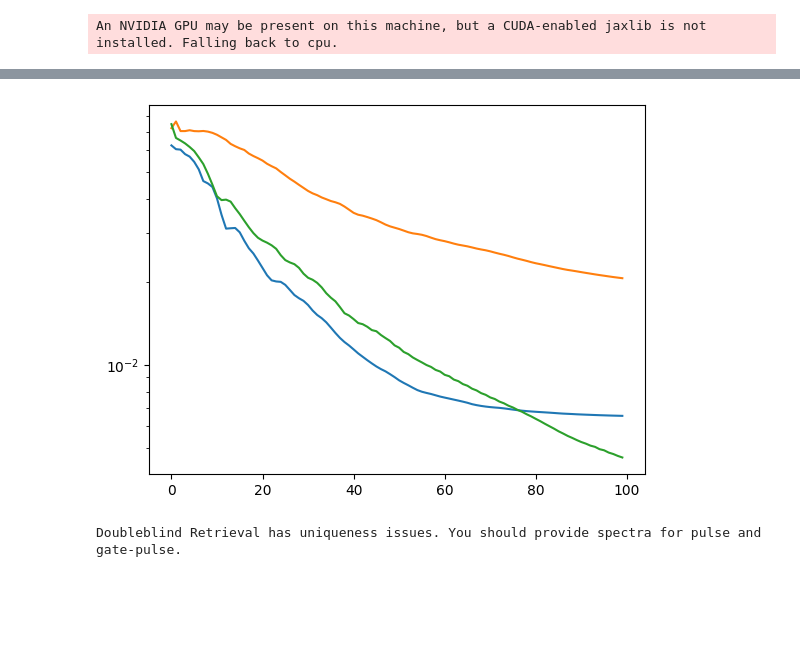
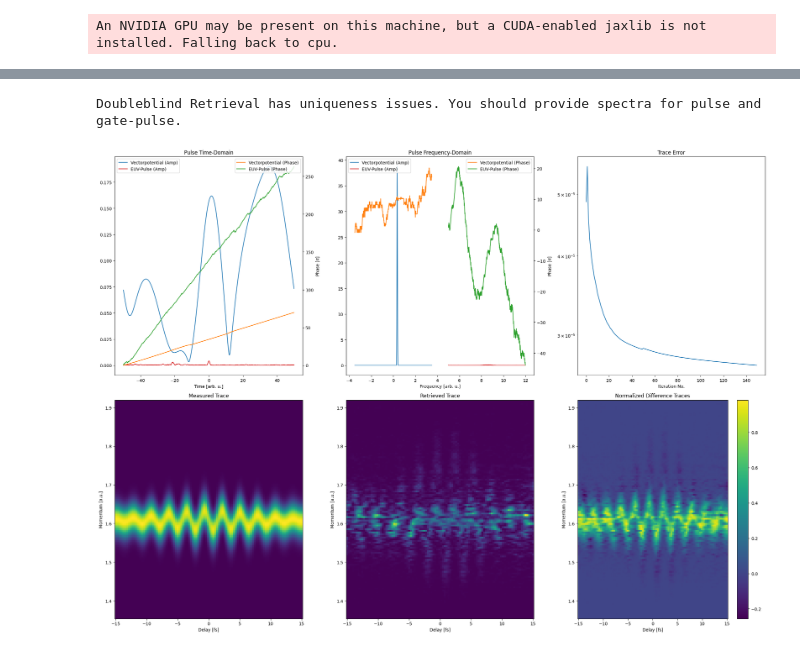
Before and after one commit to matillda123/Pulse-Retrieval-with-JAX, a Jupyter notebook: _usage_example.ipynb, the cells around one changed output, grey strips where cells are left out. Saved outputs shown, nothing was run; the diff lists cells and outputs as text; code cells hidden in the pictures; blank space fills up the shorter version.

```diff
--- a/_usage_example.ipynb
+++ b/_usage_example.ipynb
@@ -87,25 +85,21 @@ Doubleblind Retrieval has uniqueness issues. You should provide spectra for puls
-# %%
-plt.plot(final_result.error_arr)
-plt.yscale("log")
-# %% [output]
-[figure, removed]
 # %%
-gp = COPRA(delay, frequency*4.316, trace, df_PHz=0.05, cross_correlation="doubleblind",
-           retrieve_dtme=False, Ip_eV=jnp.array([0]))
-
-#gp.momentum(1, eta=0.9)
-
-#gp.get_gate_pulse(frequency_PHz, pulse_f_euv)
-
-population = gp.create_initial_population(1, "constant")
-
-#gp.use_measured_spectrum(spectra.pulse[0], spectra.pulse[1], "pulse")
-gp.use_measured_spectrum(spectra.gate[0], spectra.gate[1], "gate")
-
-gp.local_gamma = 1
-gp.global_gamma = 0.25
+gp = COPRA(delay, energy, trace, df_PHz=0.01, cross_correlation="doubleblind",
+           retrieve_dtme=False, Ip_eV=jnp.array([0]), f_range_nir_pulse=(-0.5,0.5), f_range_euv_pulse=(5,12), seed=0)
 
 
-final_result = gp.run(population, 5, 150)
+population = gp.create_initial_population(1, "constant_phase")
+
+gp.use_measured_spectrum(spectra.pulse[0], spectra.pulse[1], "pulse")
+# gp.use_measured_spectrum(spectra.gate[0], spectra.gate[1], "gate")
+
+gp.local_gamma = 1e4
+gp.global_gamma = 1
+
+gp.optimize_spectral_phase_directly = True
+
+final_result = gp.run(population, 50, 100)
+
+gp.plot_results(final_result)
 # %% [output]
 Doubleblind Retrieval has uniqueness issues. You should provide spectra for pulse and gate-pulse.
+[figure, added]
```
Also changed, not shown: parts of 10 cells of this notebook, 14 other files.
